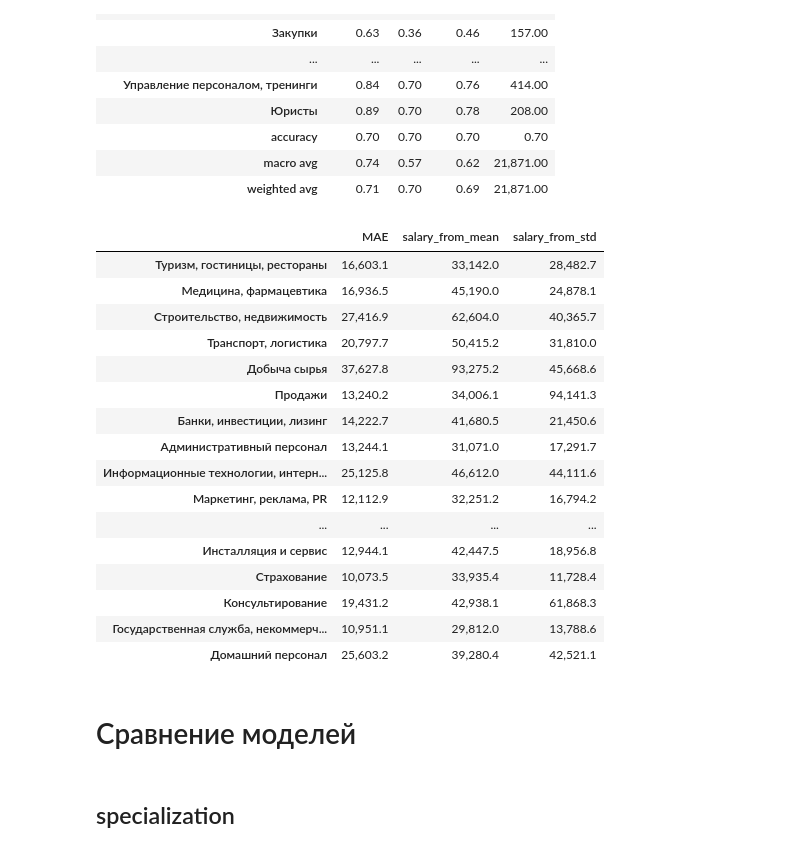
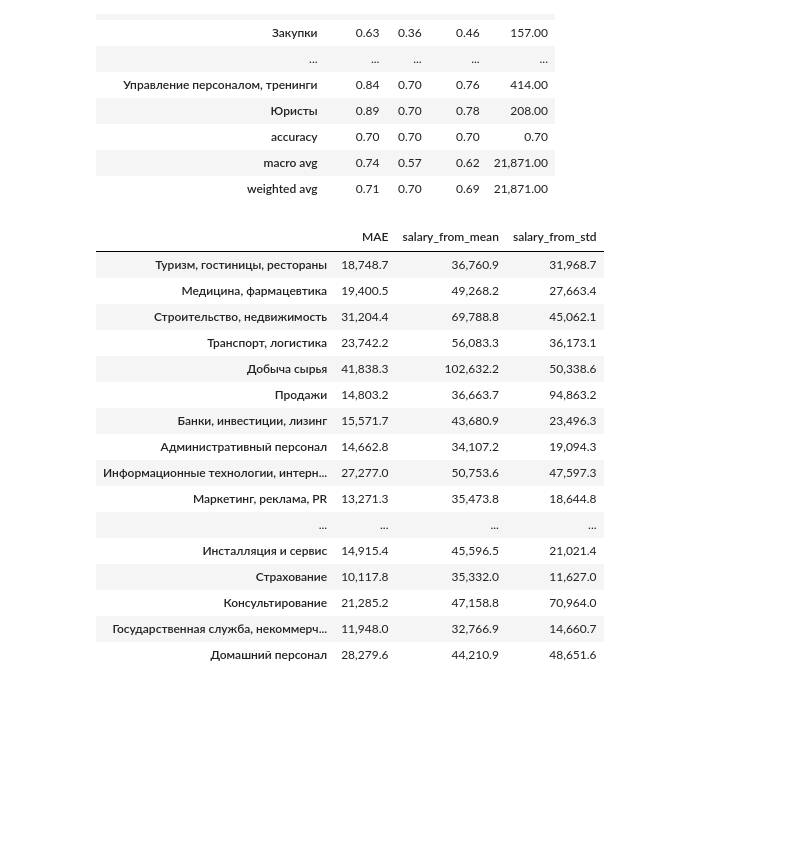
Before and after one commit to alievaliza/MSU_diploma, a Jupyter notebook: notebooks/prof_area_specialization_classification.ipynb, the cells around one changed output. Saved outputs shown, nothing was run; the diff lists cells and outputs as text; code cells hidden in the pictures; blank space fills up the shorter version.

```diff
--- a/notebooks/prof_area_specialization_classification.ipynb
+++ b/notebooks/prof_area_specialization_classification.ipynb
@@ -261,5 +632,0 @@ report.style.format(formatter='{:,.2f}').background_gradient()
-# %%
-report = pd.DataFrame(regression_report)
-report.columns = ['MAE', 'salary_from_mean', 'salary_from_std']
-report.index = salary['true_prof_area'].unique()
-report.style.format(formatter='{:,.1f}').background_gradient()
@@ -399,5 +632,0 @@ report_lem.style.format(formatter='{:,.2f}').background_gradient()
-# %%
-report = pd.DataFrame(regression_report)
-report.columns = ['MAE', 'salary_from_mean', 'salary_from_std']
-report.index = salary['true_prof_area'].unique()
-report.style.format(formatter='{:,.1f}').background_gradient()
@@ -445,5 +632,0 @@ report_lem.style.format(formatter='{:,.2f}').background_gradient()
-# %%
-report = pd.DataFrame(regression_report_lem)
-report.columns = ['MAE', 'salary_from_mean', 'salary_from_std']
-report.index = salary['true_prof_area'].unique()
-report.style.format(formatter='{:,.1f}').background_gradient()
@@ -488,28 +651,28 @@ report_lem_LR.style.format(formatter='{:,.2f}').background_gradient()
 | accuracy | 0.70 | 0.70 | 0.70 | 0.70 |
 | macro avg | 0.74 | 0.57 | 0.62 | 21,871.00 |
 | weighted avg | 0.71 | 0.70 | 0.69 | 21,871.00 |
+# %%
+regression_report, salary = report(df, y_test, y_pred, 'prof_area')
 # %%
 regression_report_lem_LR = pd.DataFrame(regression_report)
 regression_report_lem_LR.columns = ['MAE', 'salary_from_mean', 'salary_from_std']
-regression_report_lem_LR.index = salary['true_prof_area'].unique()
+regression_report_lem_LR.index = salary['true'].unique()
 regression_report_lem_LR.style.format(formatter='{:,.1f}').background_gradient()
 # %% [output]
 |  | MAE | salary_from_mean | salary_from_std |
-| Туризм, гостиницы, рестораны | 16,603.1 | 33,142.0 | 28,482.7 |
-| Медицина, фармацевтика | 16,936.5 | 45,190.0 | 24,878.1 |
-| Строительство, недвижимость | 27,416.9 | 62,604.0 | 40,365.7 |
-| Транспорт, логистика | 20,797.7 | 50,415.2 | 31,810.0 |
-| Добыча сырья | 37,627.8 | 93,275.2 | 45,668.6 |
-| Продажи | 13,240.2 | 34,006.1 | 94,141.3 |
-| Банки, инвестиции, лизинг | 14,222.7 | 41,680.5 | 21,450.6 |
-| Административный персонал | 13,244.1 | 31,071.0 | 17,291.7 |
-| Информационные технологии, интерн... | 25,125.8 | 46,612.0 | 44,111.6 |
-| Маркетинг, реклама, PR | 12,112.9 | 32,251.2 | 16,794.2 |
+| Туризм, гостиницы, рестораны | 18,748.7 | 36,760.9 | 31,968.7 |
+| Медицина, фармацевтика | 19,400.5 | 49,268.2 | 27,663.4 |
+| Строительство, недвижимость | 31,204.4 | 69,788.8 | 45,062.1 |
+| Транспорт, логистика | 23,742.2 | 56,083.3 | 36,173.1 |
+| Добыча сырья | 41,838.3 | 102,632.2 | 50,338.6 |
+| Продажи | 14,803.2 | 36,663.7 | 94,863.2 |
+| Банки, инвестиции, лизинг | 15,571.7 | 43,680.9 | 23,496.3 |
+| Административный персонал | 14,662.8 | 34,107.2 | 19,094.3 |
+| Информационные технологии, интерн... | 27,277.0 | 50,753.6 | 47,597.3 |
+| Маркетинг, реклама, PR | 13,271.3 | 35,473.8 | 18,644.8 |
 | ... | ... | ... | ... |
-| Инсталляция и сервис | 12,944.1 | 42,447.5 | 18,956.8 |
-| Страхование | 10,073.5 | 33,935.4 | 11,728.4 |
-| Консультирование | 19,431.2 | 42,938.1 | 61,868.3 |
-| Государственная служба, некоммерч... | 10,951.1 | 29,812.0 | 13,788.6 |
-| Домашний персонал | 25,603.2 | 39,280.4 | 42,521.1 |
+| Инсталляция и сервис | 14,915.4 | 45,596.5 | 21,021.4 |
+| Страхование | 10,117.8 | 35,332.0 | 11,627.0 |
+| Консультирование | 21,285.2 | 47,158.8 | 70,964.0 |
+| Государственная служба, некоммерч... | 11,948.0 | 32,766.9 | 14,660.7 |
+| Домашний персонал | 28,279.6 | 44,210.9 | 48,651.6 |
-# %% [markdown]
-# Сравнение моделей
@@ -521,2 +678,0 @@ matplotlib.rcParams['figure.figsize'] = (18, 4)
-# %% [markdown]
-## specialization
```
Also changed, not shown: parts of 143 cells of this notebook.
